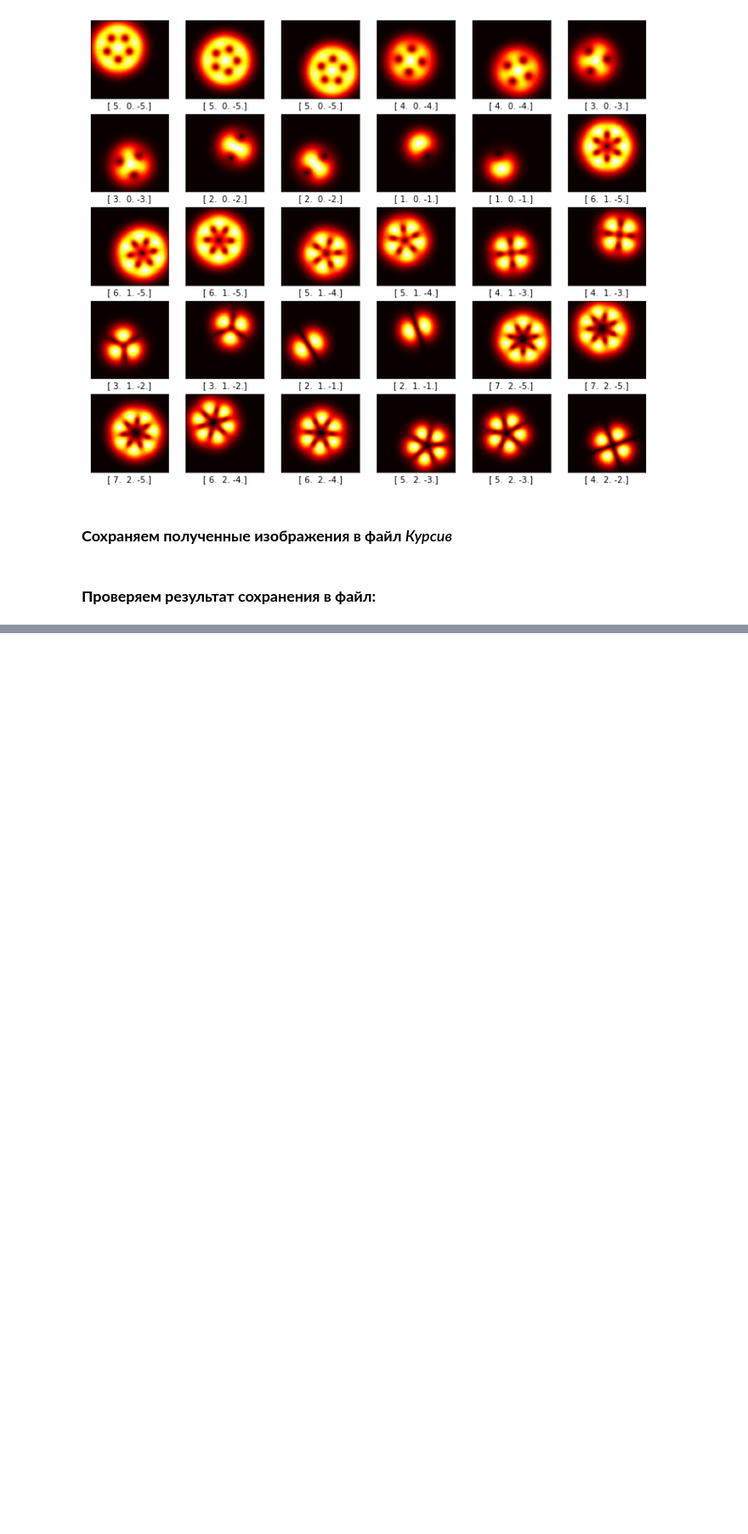
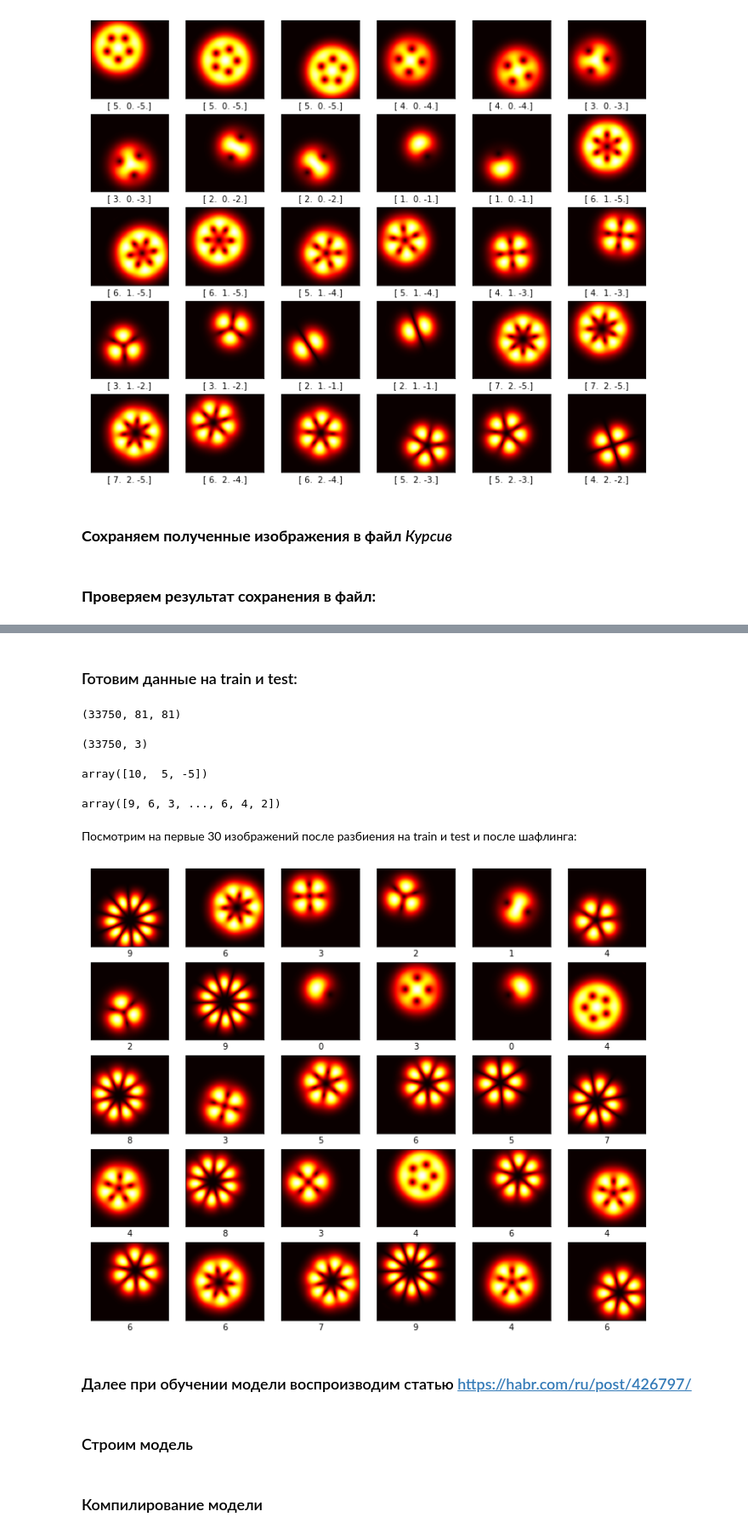
Before and after one commit to LinarKulinar/VortexBeamResearch, a Jupyter notebook: forming_vortex_beam_master_research_2022_forming_dataset.ipynb, the cells around one changed output, grey strips where cells are left out. Shown at 85% size. Cells and saved outputs as stored; diff of their text form; code cells hidden in the pictures; blank space fills up the shorter version.

```diff
--- a/forming_vortex_beam_master_research_2022_forming_dataset.ipynb
+++ b/forming_vortex_beam_master_research_2022_forming_dataset.ipynb
@@ -887,0 +908,31 @@ for i in range(30):
+# %% [markdown]
+### Готовим данные на train и test:
+# %%
+images_new.shape
+# %% [output]
+(33750, 81, 81)
+# %%
+labels_new.shape
+# %% [output]
+(33750, 3)
+# %%
+from sklearn.model_selection import train_test_split
+
+data, labels = np.arange(10).reshape((5, 2)), range(5)
+
+data_train, data_test, labels_train_raw, labels_test_raw = train_test_split(images_new, labels_new, test_size=0.20, random_state=42)
+# %%
+labels_train_raw[0]
+# %% [output]
+array([10,  5, -5])
+# %%
+# отбросим лишние данные из массивов labels и делаем их целочисленными в диапазоне [0,9]
+labels_train = labels_train_raw[:,0] - 1
+labels_test = labels_test_raw[:,0] - 1
+
+del(labels_train_raw) # очищаем переменную
+del(labels_test_raw) # очищаем переменную
+
+labels_train
+# %% [output]
+array([9, 6, 3, ..., 6, 4, 2])
@@ -887,0 +941,15 @@ for i in range(30):
+# %% [markdown]
+Посмотрим на первые 30 изображений после разбиения на train и test и после шафлинга:
+# %%
+plt.figure(figsize=(12,10))
+for i in range(30):
+    plt.subplot(5,6,i+1) # индексы тут и в figure наоборот, как ни странно
+    plt.xticks([])
+    plt.yticks([])
+    plt.grid(False)
+    plt.imshow(data_train[i], cmap=plt.cm.hot)
+    plt.xlabel(labels_train[i])
+# %% [output]
+[figure, added]
+# %% [markdown]
+### Далее при обучении модели воспроизводим статью https://habr.com/ru/post/426797/
@@ -887,0 +962,2 @@ for i in range(30):
+# %% [markdown]
+### Строим модель
@@ -887,0 +970,2 @@ for i in range(30):
+# %% [markdown]
+### Компилирование модели
```
Also changed, not shown: parts of 22 cells of this notebook.
